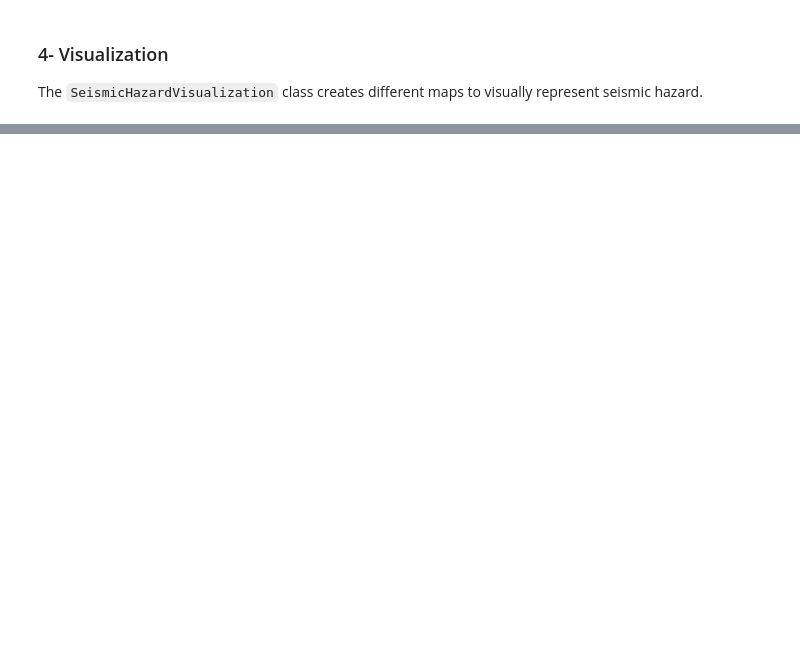
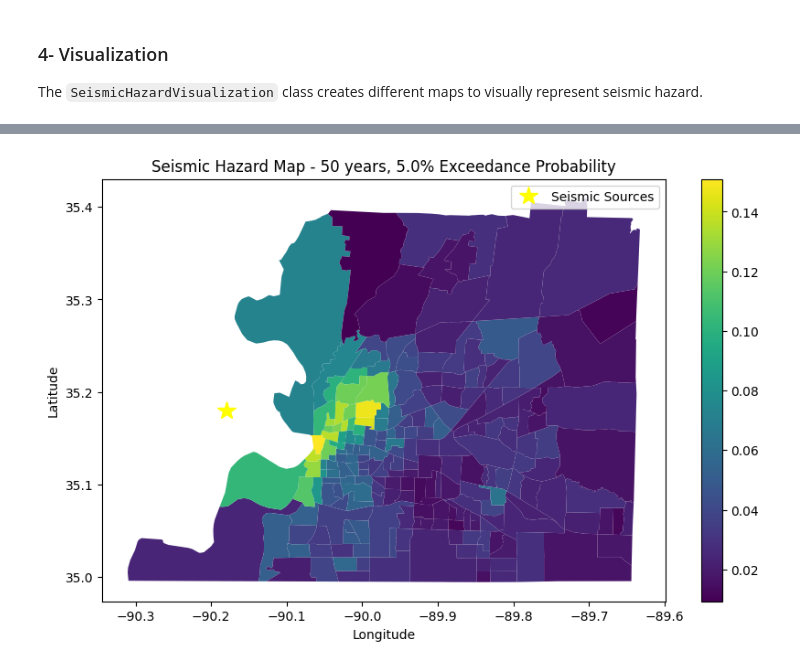
Before and after one commit to ZeinabFarah/PyPSHA, a Jupyter notebook: main.ipynb, the cells around one changed output, grey strips where cells are left out. Saved outputs shown, nothing was run; the diff lists cells and outputs as text; code cells hidden in the pictures; blank space fills up the shorter version.

```diff
--- a/main.ipynb
+++ b/main.ipynb
@@ -112,0 +124,4 @@ seismic_hazard_visualization.plot_tract_intensity_map(exceedance_probability=0.0
+# %%
+visualization.plot_tract_intensity_map(exceedance_probability=0.05, ground_motion_type = 'PGA', census_file_path = census_file_path)
+# %% [output]
+[figure, added]
```
Also changed, not shown: parts of 13 cells of this notebook, 15 other files.
